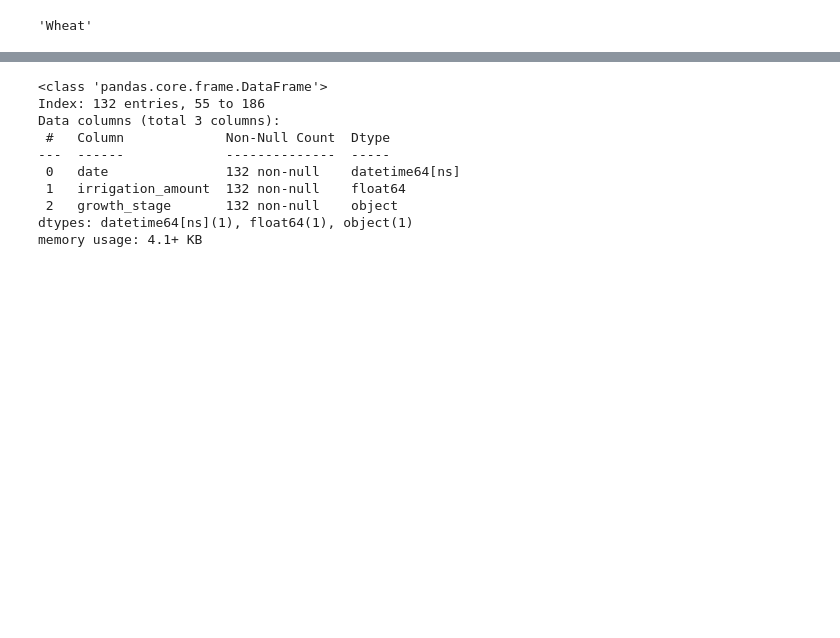
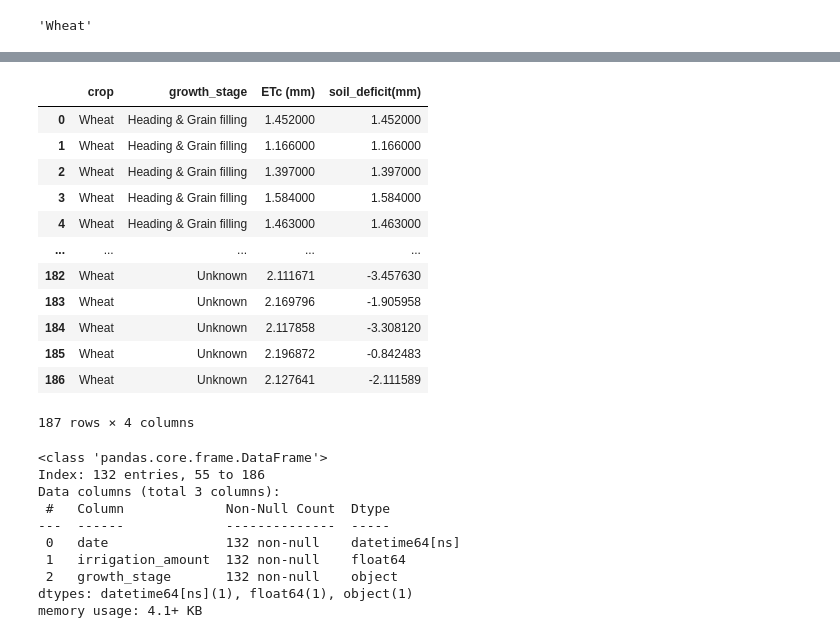
Before and after one commit to Godwin-Oti/Smart-Irrigation-System, a Jupyter notebook: Punjab_India/PUNJAB_2.ipynb, the cells around one changed output, grey strips where cells are left out. Drawn from its saved outputs; the diff is of its cells as text; code cells hidden in the pictures; blank space fills up the shorter version.

```diff
--- a/Punjab_India/PUNJAB_2.ipynb
+++ b/Punjab_India/PUNJAB_2.ipynb
@@ -695,3 +826,19 @@ irrigation_schedule
+# %%
+wheat_data[["crop","growth_stage","ETc (mm)","soil_deficit(mm)"]]
+# %% [output]
+|  | crop | growth_stage | ETc (mm) | soil_deficit(mm) |
+| 0 | Wheat | Heading & Grain filling | 1.452000 | 1.452000 |
+| 1 | Wheat | Heading & Grain filling | 1.166000 | 1.166000 |
+| 2 | Wheat | Heading & Grain filling | 1.397000 | 1.397000 |
+| 3 | Wheat | Heading & Grain filling | 1.584000 | 1.584000 |
+| 4 | Wheat | Heading & Grain filling | 1.463000 | 1.463000 |
+| ... | ... | ... | ... | ... |
+| 182 | Wheat | Unknown | 2.111671 | -3.457630 |
+| 183 | Wheat | Unknown | 2.169796 | -1.905958 |
+| 184 | Wheat | Unknown | 2.117858 | -3.308120 |
+| 185 | Wheat | Unknown | 2.196872 | -0.842483 |
+| 186 | Wheat | Unknown | 2.127641 | -2.111589 |
+187 rows × 4 columns
 # %%
 irrigation_schedule.info()
 # %% [output]
```
Also changed, not shown: parts of 33 cells of this notebook, 1 other file.
